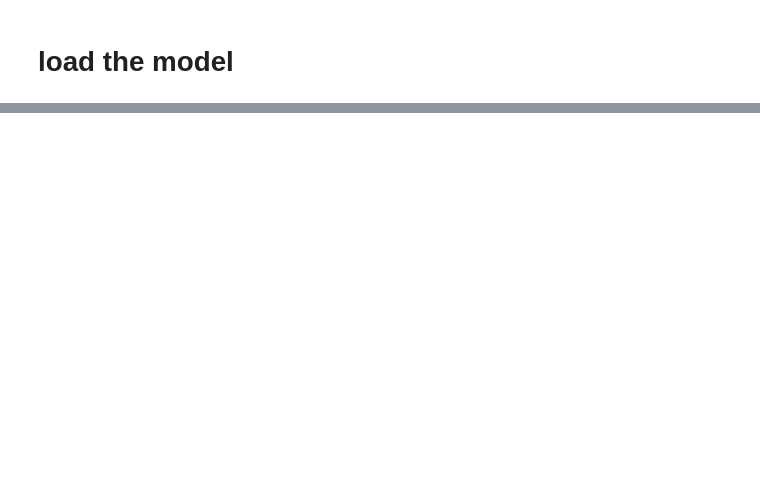
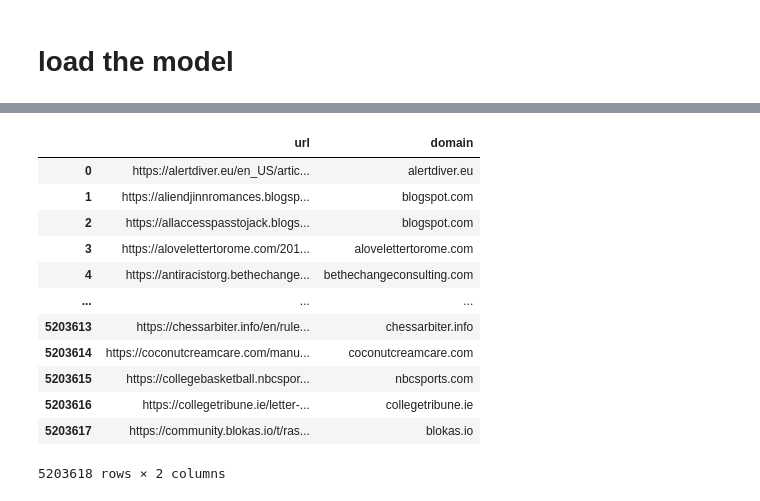
Before and after one commit to NHagar/cc-genealogy, a Jupyter notebook: url_labeling/3_classify_all_domains.ipynb, the cells around one changed output, grey strips where cells are left out. Cells and saved outputs as stored; diff of their text form; code cells hidden in the pictures; blank space fills up the shorter version.

```diff
--- a/url_labeling/3_classify_all_domains.ipynb
+++ b/url_labeling/3_classify_all_domains.ipynb
@@ -106,0 +26,8 @@ Classification completed in 0.56 seconds
+# %%
+print("Starting load...")
+start_time = time.time()
+
+df = pd.read_parquet("hf://datasets/jackbandy/CC_aggregate/all_domains.parquet")
+
+elapsed = time.time() - start_time
+print(f"Loaded in {elapsed:.2f} seconds. Shape: {df.shape}")
@@ -106,0 +49,33 @@ Classification completed in 0.56 seconds
+# %%
+dataset_dict = {}
+folders = sorted(os.listdir(hf_cache_dir))
+total_folders = len(folders)
+
+for idx, folder in enumerate(folders, start=1):
+    folder_path = os.path.join(hf_cache_dir, folder)
+
+    if not os.path.isdir(folder_path):
+        continue
+
+    # Recursively collect all .parquet files in the folder
+    parquet_files = []
+    for root, _, files in os.walk(folder_path):
+        for file in files:
+            if file.endswith(".parquet"):
+                parquet_files.append(os.path.join(root, file))
+
+    if not parquet_files:
+        print(f"[{idx}/{total_folders}] Skipping {folder}: No Parquet files found.")
+        continue
+
+    try:
+        df = dd.read_parquet(parquet_files)
+        dataset_dict[folder] = df
+
+        total_size_mb = sum(os.path.getsize(f) for f in parquet_files) / (1024 ** 2)
+        print(f"[{idx}/{total_folders}] Loaded {folder} ({total_size_mb:.2f} MB, {len(parquet_files)} files)")
+
+    except Exception as e:
+        print(f"[{idx}/{total_folders}] Error loading {folder}: {str(e)}")
+
+print(f"\n✅ Successfully loaded {len(dataset_dict)} datasets from {total_folders} folders.")
@@ -106,0 +184,16 @@ Classification completed in 0.56 seconds
+# %%
+part_df
+# %% [output]
+|  | url | domain |
+| 0 | https://alertdiver.eu/en_US/artic... | alertdiver.eu |
+| 1 | https://aliendjinnromances.blogsp... | blogspot.com |
+| 2 | https://allaccesspasstojack.blogs... | blogspot.com |
+| 3 | https://alovelettertorome.com/201... | alovelettertorome.com |
+| 4 | https://antiracistorg.bethechange... | bethechangeconsulting.com |
+| ... | ... | ... |
+| 5203613 | https://chessarbiter.info/en/rule... | chessarbiter.info |
+| 5203614 | https://coconutcreamcare.com/manu... | coconutcreamcare.com |
+| 5203615 | https://collegebasketball.nbcspor... | nbcsports.com |
+| 5203616 | https://collegetribune.ie/letter-... | collegetribune.ie |
+| 5203617 | https://community.blokas.io/t/ras... | blokas.io |
+5203618 rows × 2 columns
```
Also changed, not shown: parts of 21 cells of this notebook, 2 other files.
